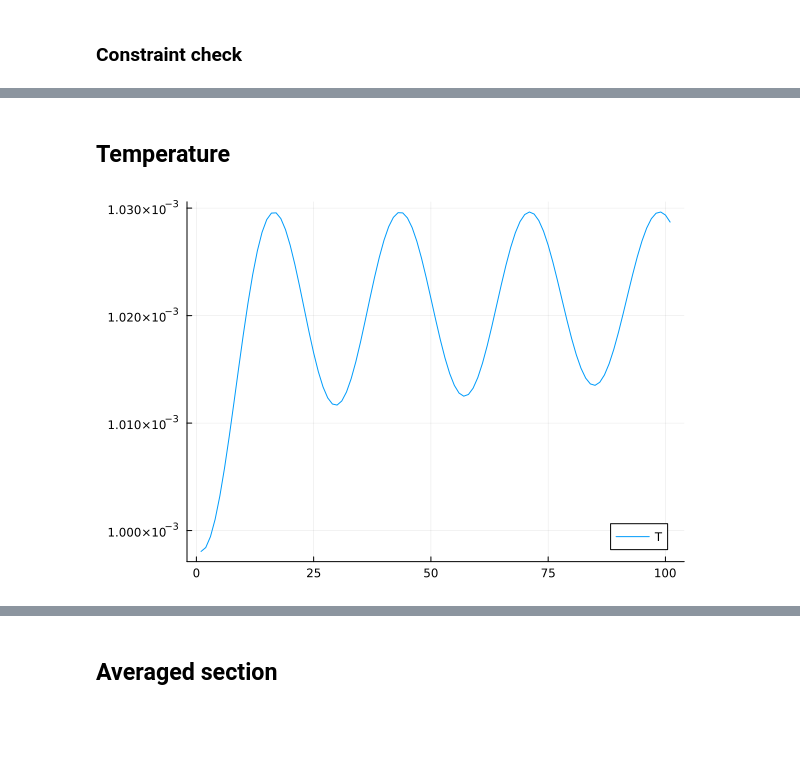
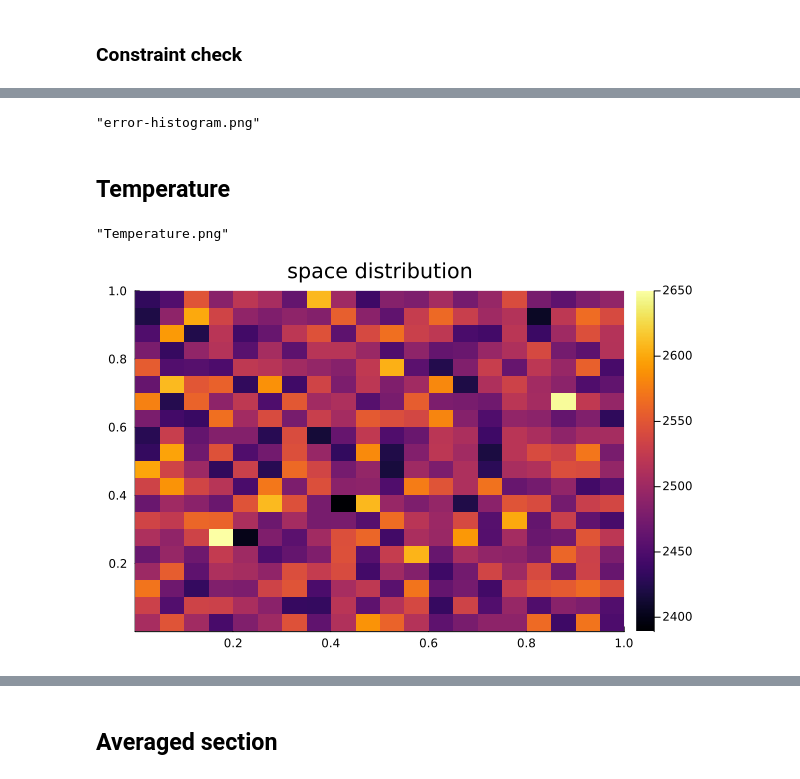
Before and after one commit to reula/PIC-1D, a Jupyter notebook: post_pro_rel_2D.ipynb, the cells around one changed output, grey strips where cells are left out. Drawn from its saved outputs; the diff is of its cells as text; code cells hidden in the pictures; blank space fills up the shorter version.

```diff
--- a/post_pro_rel_2D.ipynb
+++ b/post_pro_rel_2D.ipynb
@@ -189,0 +193,14 @@ plot!()
+# %%
+l = 1
+P = 25
+#plot(legend=false)
+plot()
+j = M_last
+    Fuj = view(v[:,j],4N+1:4N+3*prod(J))
+    Fj = reshape(Fuj,3,J...)
+    Ej = Fj[1:2,:,:]
+    Bj = Fj[3,:,:];
+    plot!(Ej[l,:,P], label="E($l)")
+    #png("E_field_M_g")
+    plot!(Bj[:,P].-1.0, label="B-1")
+    #png("E_B_field_M_g")
@@ -235,7 +261,17 @@ Max
+# %%
+histogram(err)
+png("error-histogram")
+# %% [output]
+"error-histogram.png"
 # %% [markdown]
 ## Temperature
 # %%
 T = [get_temperature_rel_D(v[1:2D*N,j],N,D) for j in 1:M_last]
 plot(T, label="T")
+png("Temperature")
 # %% [output]
-[figure, removed]
+"Temperature.png"
+# %%
+plot(histogram2d(v[1:2D:2D*N-3,j],v[2:2D:2D*N-2,j], title="space distribution" ))
+# %% [output]
+[figure, added]
```
Also changed, not shown: parts of 14 cells of this notebook, 1 other file.
